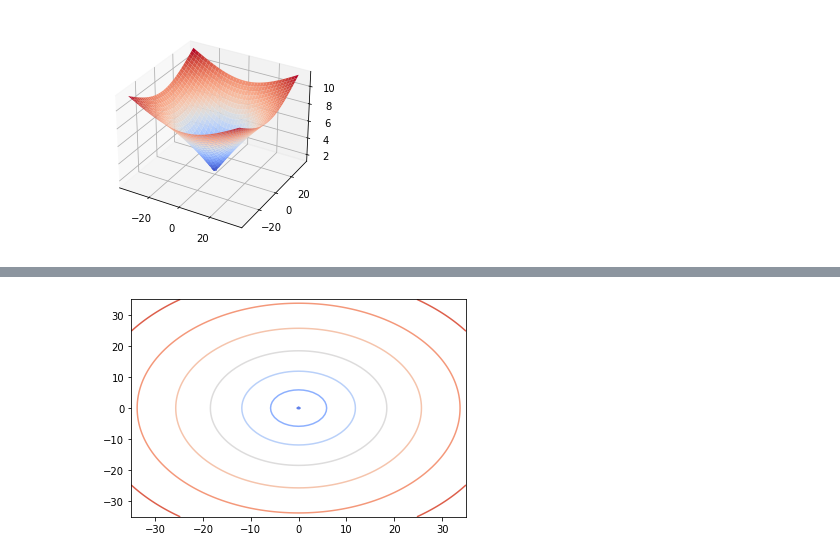
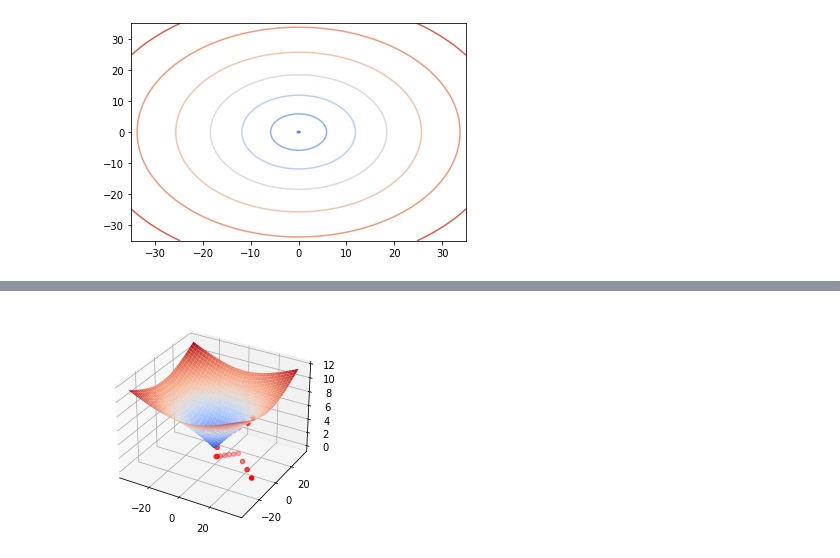
Before and after one commit to Trojanekkk/opimization-of-ackley-s-function, a Jupyter notebook: src/preview.ipynb, the cells around one changed output, grey strips where cells are left out. Drawn from its saved outputs; the diff is of its cells as text; code cells hidden in the pictures.

```diff
--- a/src/preview.ipynb
+++ b/src/preview.ipynb
@@ -17,10 +17,12 @@ def ackley(X, Y):
     return Z
 
 # Define plotting ackley
-def plot_ackley (X, Y, Z):
+def plot_ackley (X, Y, Z, path):
     fig = plt.figure()
     ax = fig.gca(projection='3d')
     ax.plot_surface(X, Y, Z, cmap=cm.coolwarm)
+    ax.scatter(path[0], path[1], [ackley_scalar(path[0][i], path[1][1]) for i in range(0, len(path[0]))], color='red')
+    ax.scatter(path[0], path[1], color='red')
     plt.show()
 
 # Define plotting ackley contour
@@ -50,6 +52,8 @@ def hooke_jeeves (start_point, step_length, tolerance, step_factor):
     temp_coord = best_coord
     temp_value = best_value
     iter = 0
+    path_x = []
+    path_y = []
 
     while step_length >= tolerance:
 
@@ -77,6 +81,8 @@ def hooke_jeeves (start_point, step_length, tolerance, step_factor):
             temp_coord = best_coord[0] + slope_vector[0], best_coord[1] + slope_vector[1]
             temp_value = ackley_scalar(temp_coord[0], temp_coord[1])
             iter += 1
+            path_x.append(best_coord[0])
+            path_y.append(best_coord[1])
 
         # Reduct step length
         step_length *= step_factor
@@ -85,6 +91,7 @@ def hooke_jeeves (start_point, step_length, tolerance, step_factor):
         'best_coord': best_coord,
         'best_value': best_value,
         'iterations': iter,
+        'path': [path_x, path_y]
     }
 
 # Find minimum using Gradient Descent algorithm
@@ -122,12 +129,12 @@ X, Y = np.meshgrid(wek_x, wek_y)
 # Calculate ackley and plot
 Z = ackley(X, Y)
 
-plot_ackley(X, Y, Z)
+
 
 plot_ackley_contour(X, Y, Z)
 
 # Init variables for searching minimum
-SP = np.array([35.0,-32.0])     # Starting position
+SP = np.array([35.0,-14.0])     # Starting position
 SL = 6.5                        # Initial step length
 E = 0.01                        # Tolerance, minimum step length
 SF = 0.3                        # Step factor, step length reduction
@@ -136,6 +143,8 @@ SF = 0.3                        # Step factor, step length reduction
 result = hooke_jeeves(SP, SL, E, SF)
 print(f"Found minimum at {result['best_coord']} with value: {result['best_value']}, it took {result['iterations']} iterations.")
 
+plot_ackley(X, Y, Z, result['path'])
+
 # cont. Init variables for searching minimum
 h = 0.00001                       # Derivative distance factor
 MI = 600                        # Maximum allowed iterations (GD)
@@ -147 +157 @@ print(f"Found minimum at {result['best_coord']} with value: {result['best_value'
-[figure, old version]
+[figure, new version]
@@ -150 +158 @@ Found minimum at [-4.48058884 -0.92704997] with value: 3.2021006431640586, it to
-[figure, old version]
+[figure, new version]
```
Also changed, not shown: parts of 1 cell of this notebook, 2 other files.
